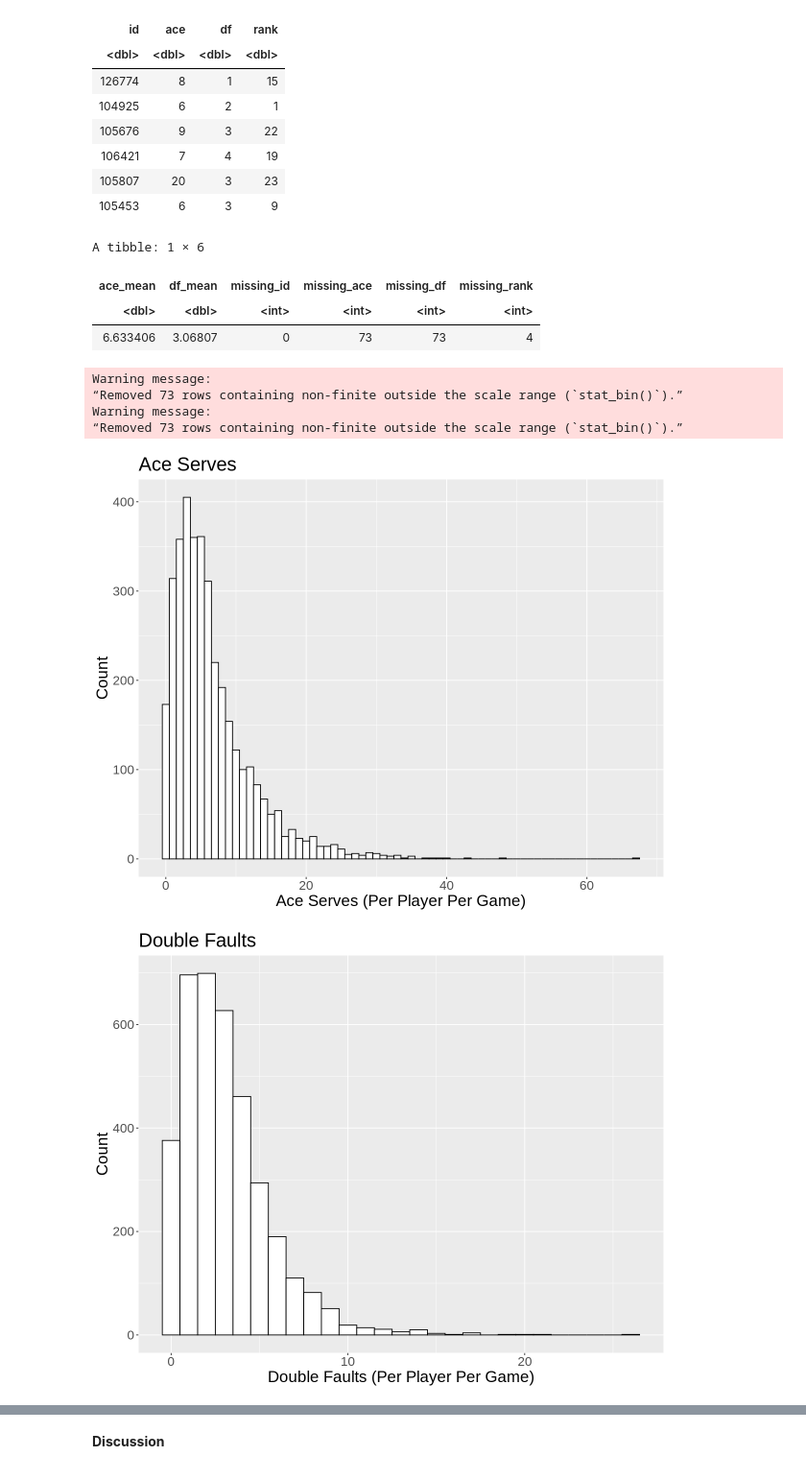
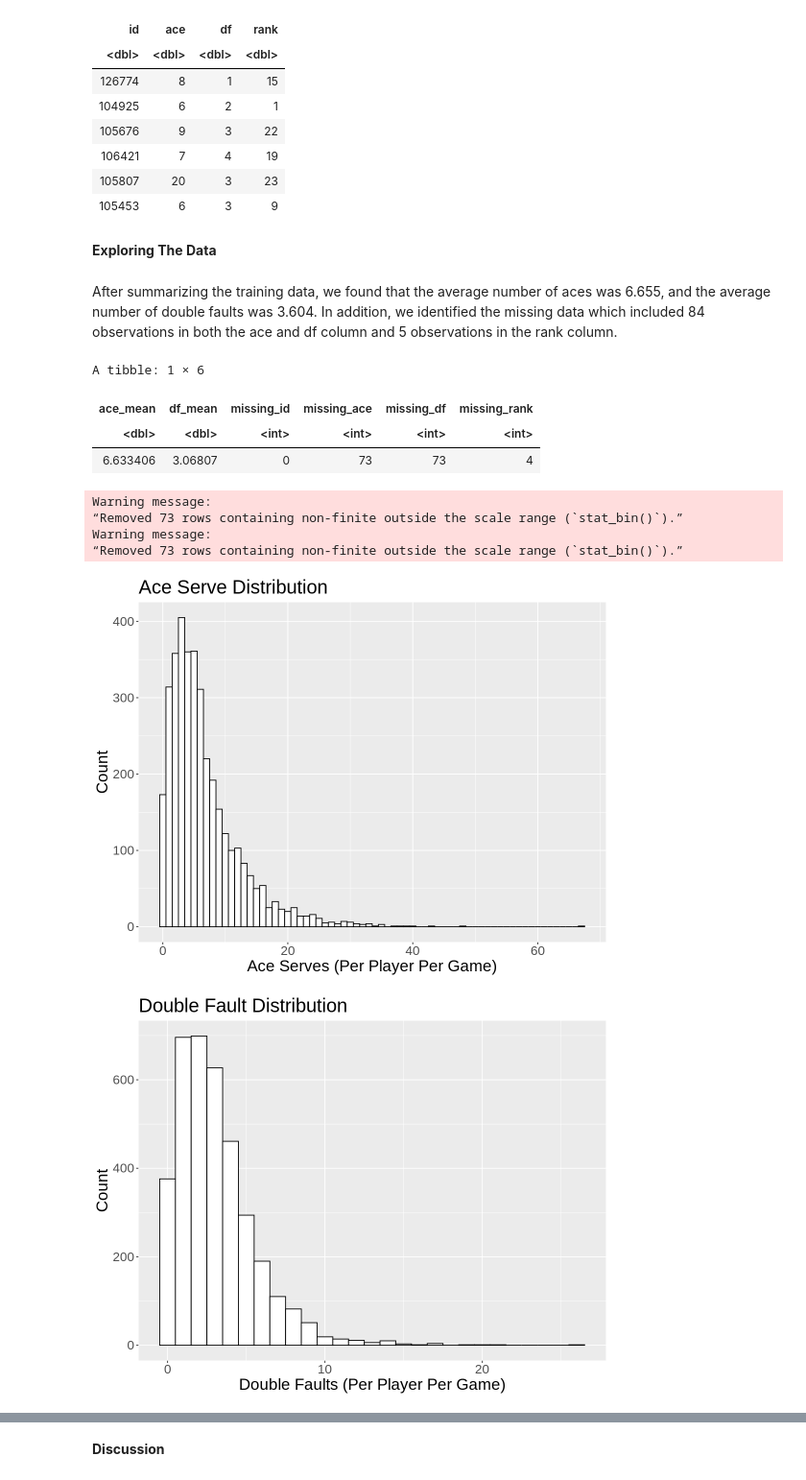
Before and after one commit to MLG0047/DSCI_100_Group_14, a Jupyter notebook: DSCI_100_006_14_Report.ipynb, the cells around one changed output, grey strips where cells are left out. Shown at 96% size. Cells and saved outputs as stored; diff of their text form; code cells hidden in the pictures.

```diff
--- a/DSCI_100_006_14_Report.ipynb
+++ b/DSCI_100_006_14_Report.ipynb
@@ -106,44 +88,47 @@ A tibble: 6 × 4
 | 106421 | 7 | 4 | 19 |
 | 105807 | 20 | 3 | 23 |
 | 105453 | 6 | 3 | 9 |
-# %%
-# Exploratory data analysis to training data
-Summarised_training <- player_training |>
-  summarize(ace_mean = mean(ace, na.rm = TRUE),
-            df_mean = mean(df, na.rm = TRUE),
-            missing_id = sum(is.na(id)),
-            missing_ace = sum(is.na(ace)),
-            missing_df = sum(is.na(df)),
-            missing_rank = sum(is.na(rank)))
-Summarised_training
-# %% [output]
-A tibble: 1 × 6
-| ace_mean | df_mean | missing_id | missing_ace | missing_df | missing_rank |
-| <dbl> | <dbl> | <int> | <int> | <int> | <int> |
-| 6.633406 | 3.06807 | 0 | 73 | 73 | 4 |
+# %% [markdown]
+**Exploring The Data**
+# %% [markdown]
+After summarizing the training data, we found that the average number of aces was 6.655, and the average number of double faults was 3.604. In addition, we identified the missing data which included 84 observations in both the ace and df column and 5 observations in the rank column.
+# %%
+# Exploratory data analysis to training data
+Summarised_training <- player_training |>
+  summarize(ace_mean = mean(ace, na.rm = TRUE),
+            df_mean = mean(df, na.rm = TRUE),
+            missing_id = sum(is.na(id)),
+            missing_ace = sum(is.na(ace)),
+            missing_df = sum(is.na(df)),
+            missing_rank = sum(is.na(rank)))
+Summarised_training
+# %% [output]
+A tibble: 1 × 6
+| ace_mean | df_mean | missing_id | missing_ace | missing_df | missing_rank |
+| <dbl> | <dbl> | <int> | <int> | <int> | <int> |
+| 6.633406 | 3.06807 | 0 | 73 | 73 | 4 |
 # %%
-options(repr.plot.width = 10, repr.plot.height = 8)
+options(repr.plot.width = 9, repr.plot.height = 7)
 
 ace_plot<-ggplot(player_training, aes(x=ace))+
     geom_histogram(binwidth=1, colour="black", fill="white") +
     xlab("Ace Serves (Per Player Per Game)") +
     ylab("Count") +
-    ggtitle("Ace Serves") +
+    ggtitle("Ace Serve Distribution") +
     theme(text = element_text(size=20))
 
 df_plot<-ggplot(player_training, aes(x=df))+
     geom_histogram(binwidth=1, colour="black", fill="white") +
     xlab("Double Faults (Per Player Per Game)") +
     ylab("Count") +
-    ggtitle("Double Faults")+
+    ggtitle("Double Fault Distribution")+
     theme(text = element_text(size=20))
-
 ace_plot
 df_plot
 # %% [output]
 Warning message:
 “Removed 73 rows containing non-finite outside the scale range (`stat_bin()`).”
 Warning message:
 “Removed 73 rows containing non-finite outside the scale range (`stat_bin()`).”
-[figure, old version]
+[figure, new version]
-[figure, old version]
+[figure, new version]
```
Also changed, not shown: parts of 9 cells of this notebook.
